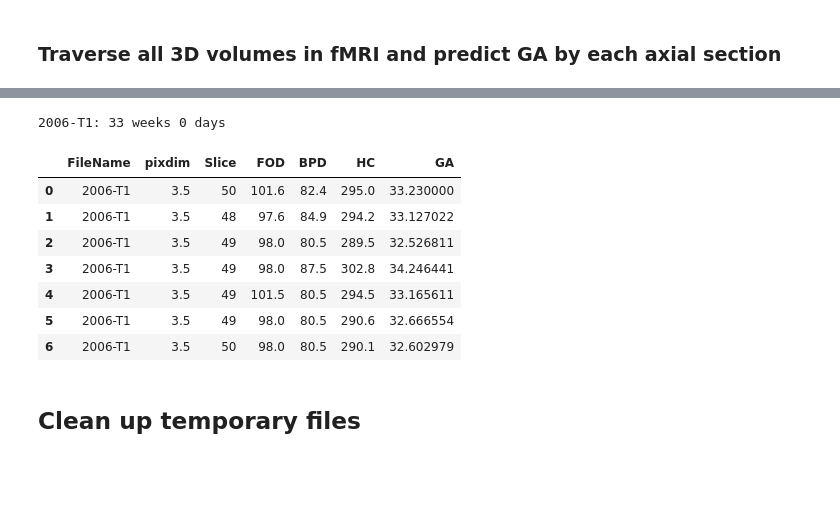
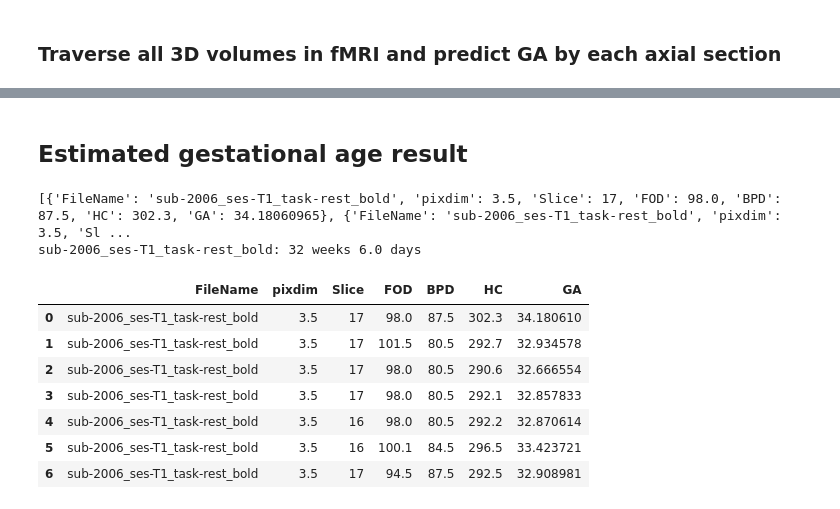
Before and after one commit to Achillesy/Fetal_Brain_GA_Prediction, a Jupyter notebook: fmri_ga_predict.ipynb, the cells around one changed output, grey strips where cells are left out. Cells and saved outputs as stored; diff of their text form; code cells hidden in the pictures; blank space fills up the shorter version.

```diff
--- a/fmri_ga_predict.ipynb
+++ b/fmri_ga_predict.ipynb
@@ -159,4 +204,18 @@ def get_GA_Coefficinet(mask_data):
   rect = cv2.minAreaRect(max_contour)
   fod = max(rect[1])
   bpd = min(rect[1])
-  return z_index, fod, bpd, perimeter
+
+  c_X = rect[0][0]
+  c_Y = rect[0][1]
+  H = rect[1][0]
+  W = rect[1][1]
+  V = min(H, W)
+  A = rect[2] - 90
+  R = np.sqrt(W*W + H*H) /2
+  alpha = np.arctan(W/H)
+  theta = A*np.pi/180
+  gamma = np.pi/2 - alpha + theta
+  X = c_X - R*np.cos(gamma)
+  Y = c_Y - R*np.sin(gamma)
+
+  return z_index, fod, bpd, perimeter, X, Y, W, H, A, hull
@@ -172,6 +231,7 @@ def get_GA_HC(hc):
 # %%
 import re
 import matplotlib.pyplot as plt
+from matplotlib.patches import Rectangle
 
 normal_list = []
 with torch.no_grad():
@@ -182,7 +242,7 @@ with torch.no_grad():
       test_inputs, cfg.roi_size, cfg.sw_batch_size, model
     )
     test_data = [post_transforms(i) for i in decollate_batch(test_data)]
-    z_index, fod, bpd, perimeter = get_GA_Coefficinet(test_data[0]['pred'][0].cpu().numpy())
+    z_index, fod, bpd, perimeter, X, Y, W, H, A, hull = get_GA_Coefficinet(test_data[0]['pred'][0].cpu().numpy())
     fmri_name = os.path.basename(test_files[idx]['image'])
     pattern = r"_(\d+)\.nii\.gz"
     ax_dict['FileName'] = re.sub(pattern, '', fmri_name)
@@ -195,10 +255,14 @@ with torch.no_grad():
     normal_list.append(ax_dict)
 
     # Debug
-    # ax_image = test_data[0]['image'][0].cpu().numpy()[..., z_index]
-    # ax_mask =  test_data[0]['pred'][0].cpu().numpy()[..., z_index]
+    ax_image = test_data[0]['image'][0].cpu().numpy()[..., z_index]
+    ax_mask =  test_data[0]['pred'][0].cpu().numpy()[..., z_index]
 
-    # plt.imshow(ax_image * ax_mask, cmap="gray")
-    # plt.title(f"{ax_dict['FileName']}\nFOD={ax_dict['FOD']:.0f}mm BPD={ax_dict['BPD']:.0f}mm HC={ax_dict['HC']:.0f}mm GA={ax_dict['GA']:.1f}weeks")
-    # plt.show()
+    rect = Rectangle((X, Y), W, H, angle=A, edgecolor='y', facecolor='none')
+    fig, ax = plt.subplots()
+    ax.imshow(ax_image * ax_mask, cmap="gray")
+    ax.plot(hull[:,0,0], hull[:,0,1], 'r', linewidth=1)
+    ax.add_patch(rect)
+    ax.set_title(f"{ax_dict['FileName']}\nFOD={ax_dict['FOD']:.0f}mm BPD={ax_dict['BPD']:.0f}mm HC={ax_dict['HC']:.0f}mm GA={ax_dict['GA']:.3f}weeks")
+    plt.show()
 # %% [output]
@@ -212,26 +276,31 @@ with torch.no_grad():
+# %% [markdown]
+## Estimated gestational age result
 # %%
 import pandas as pd
 
 normal_df = pd.DataFrame.from_dict(normal_list)
+print(normal_list)
 grouped = normal_df.groupby('FileName')
 for key, group in grouped:
   print(key, end=": ")
   median_ga = group['GA'].median()
   week = int(median_ga)
-  day = int((median_ga - week) * 7)
+  day = round((median_ga - week) * 7, 0)
+  if day == 7:
+    day = 0
+    week += 1
   print(f"{week} weeks {day} days")
 
 # Debug
-# display(normal_df)
+display(normal_df)
 # %% [output]
-2006-T1: 33 weeks 0 days
+[{'FileName': 'sub-2006_ses-T1_task-rest_bold', 'pixdim': 3.5, 'Slice': 17, 'FOD': 98.0, 'BPD': 87.5, 'HC': 302.3, 'GA': 34.18060965}, {'FileName': 'sub-2006_ses-T1_task-rest_bold', 'pixdim': 3.5, 'Sl ...
+sub-2006_ses-T1_task-rest_bold: 32 weeks 6.0 days
 |  | FileName | pixdim | Slice | FOD | BPD | HC | GA |
-| 0 | 2006-T1 | 3.5 | 50 | 101.6 | 82.4 | 295.0 | 33.230000 |
-| 1 | 2006-T1 | 3.5 | 48 | 97.6 | 84.9 | 294.2 | 33.127022 |
-| 2 | 2006-T1 | 3.5 | 49 | 98.0 | 80.5 | 289.5 | 32.526811 |
-| 3 | 2006-T1 | 3.5 | 49 | 98.0 | 87.5 | 302.8 | 34.246441 |
-| 4 | 2006-T1 | 3.5 | 49 | 101.5 | 80.5 | 294.5 | 33.165611 |
-| 5 | 2006-T1 | 3.5 | 49 | 98.0 | 80.5 | 290.6 | 32.666554 |
-| 6 | 2006-T1 | 3.5 | 50 | 98.0 | 80.5 | 290.1 | 32.602979 |
+| 0 | sub-2006_ses-T1_task-rest_bold | 3.5 | 17 | 98.0 | 87.5 | 302.3 | 34.180610 |
+| 1 | sub-2006_ses-T1_task-rest_bold | 3.5 | 17 | 101.5 | 80.5 | 292.7 | 32.934578 |
+| 2 | sub-2006_ses-T1_task-rest_bold | 3.5 | 17 | 98.0 | 80.5 | 290.6 | 32.666554 |
+| 3 | sub-2006_ses-T1_task-rest_bold | 3.5 | 17 | 98.0 | 80.5 | 292.1 | 32.857833 |
+| 4 | sub-2006_ses-T1_task-rest_bold | 3.5 | 16 | 98.0 | 80.5 | 292.2 | 32.870614 |
+| 5 | sub-2006_ses-T1_task-rest_bold | 3.5 | 16 | 100.1 | 84.5 | 296.5 | 33.423721 |
+| 6 | sub-2006_ses-T1_task-rest_bold | 3.5 | 17 | 94.5 | 87.5 | 292.5 | 32.908981 |
-# %% [markdown]
-## Clean up temporary files
```
Also changed, not shown: parts of 21 cells of this notebook.
